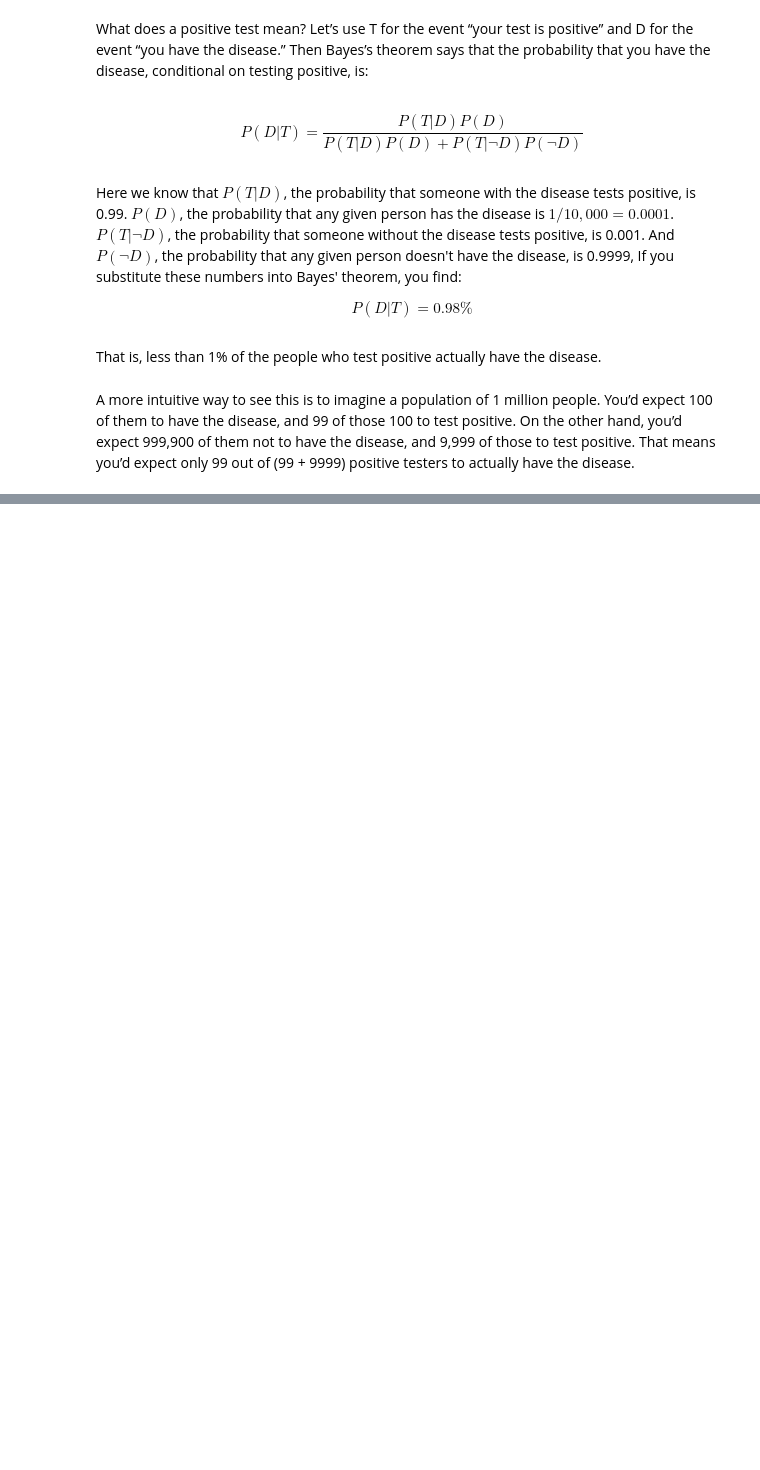
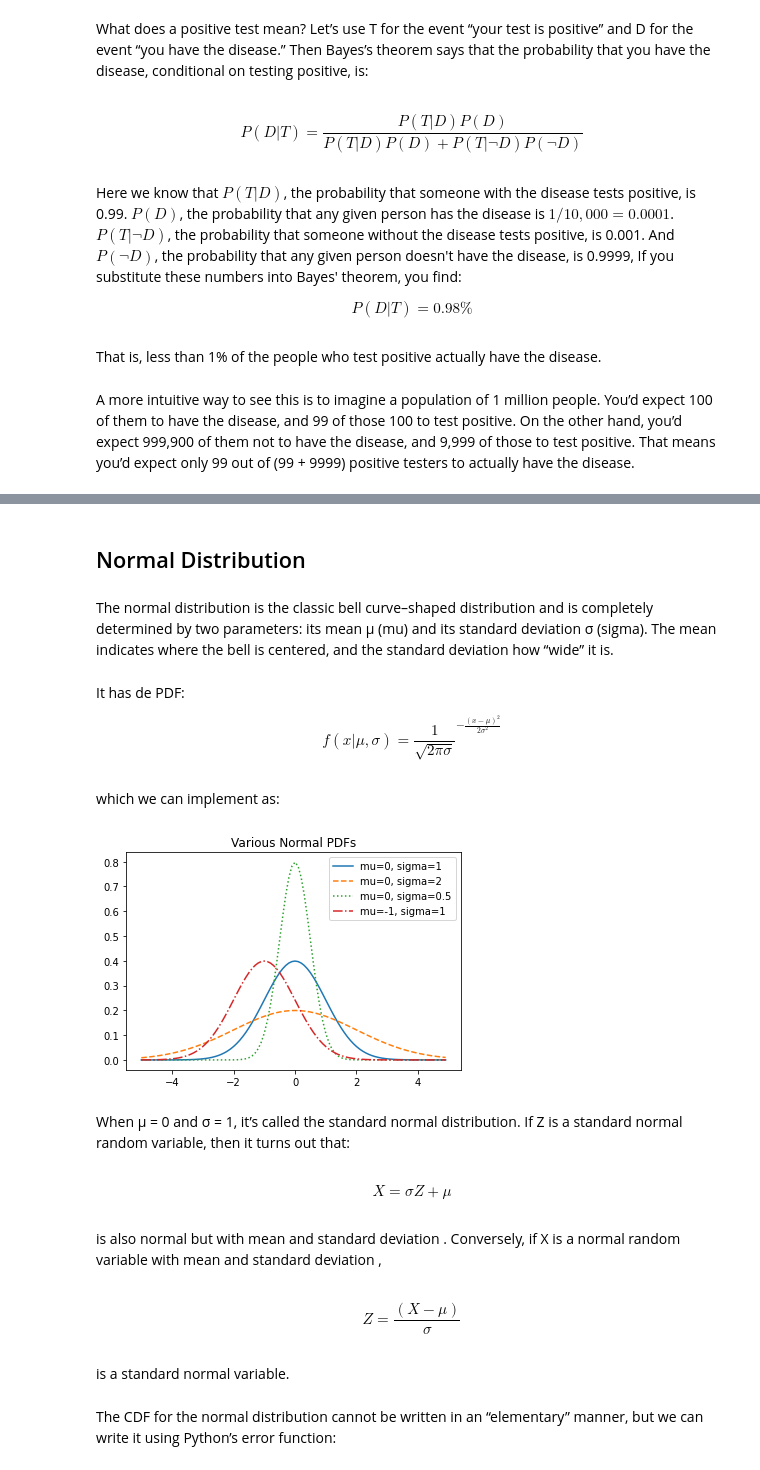
Before and after one commit to positronn/dsfs, a Jupyter notebook: chapter06/prob.ipynb, the cells around one changed output, grey strips where cells are left out. Saved outputs shown, nothing was run; the diff lists cells and outputs as text; code cells hidden in the pictures; blank space fills up the shorter version.

```diff
--- a/chapter06/prob.ipynb
+++ b/chapter06/prob.ipynb
@@ -141,0 +161,47 @@ A more intuitive way to see this is to imagine a population of 1 million people.
+# %% [markdown]
+## Normal Distribution
+# %% [markdown]
+The normal distribution is the classic bell curve–shaped distribution and is completely determined by two parameters: its mean μ (mu) and its standard deviation σ (sigma). The mean indicates where the bell is centered, and the standard deviation how “wide” it is.
+# %% [markdown]
+It has de PDF:
+
+$$
+f(x | \mu, \sigma) = \frac{1}{\sqrt{2\pi\sigma}}^{-\frac{(x-\mu)^2}{2\sigma ^2}}
+$$
+# %% [markdown]
+which we can implement as:
+# %%
+import math
+SQRT_TWO_PI = math.sqrt(2 * math.pi)
+
+def normal_pdf(x: float, mu: float=0, sigma: float=1) -> float:
+    return (
+        math.exp(-(x - mu) ** 2 / 2 / sigma ** 2) / (SQRT_TWO_PI * sigma)
+    )
+# %%
+import matplotlib.pyplot as plt
+
+xs = [x / 10.0 for x in range(-50, 50)]
+
+plt.plot(xs, [normal_pdf(x, sigma=1) for x in xs], '-', label='mu=0, sigma=1')
+plt.plot(xs, [normal_pdf(x, sigma=2) for x in xs], '--', label='mu=0, sigma=2')
+plt.plot(xs, [normal_pdf(x, sigma=0.5) for x in xs], ':', label='mu=0, sigma=0.5')
+plt.plot(xs, [normal_pdf(x, mu=-1) for x in xs], '-.', label='mu=-1, sigma=1')
+plt.legend()
+plt.title('Various Normal PDFs')
+plt.show()
+# %% [output]
+[figure, added]
+# %% [markdown]
+When μ = 0 and σ = 1, it’s called the standard normal distribution. If Z is a standard normal random variable, then it turns out that:
+# %% [markdown]
+$$ X = \sigma Z + \mu $$
+# %% [markdown]
+is also normal but with mean and standard deviation . Conversely, if X is a normal random variable with mean and standard deviation ,
+# %% [markdown]
+$$ Z = \frac{(X - \mu)}{\sigma} $$
+# %% [markdown]
+is a standard normal variable.
+# %% [markdown]
+The CDF for the normal distribution cannot be written in an “elementary”
+manner, but we can write it using Python’s error function:
```
Also changed, not shown: parts of 19 cells of this notebook.
